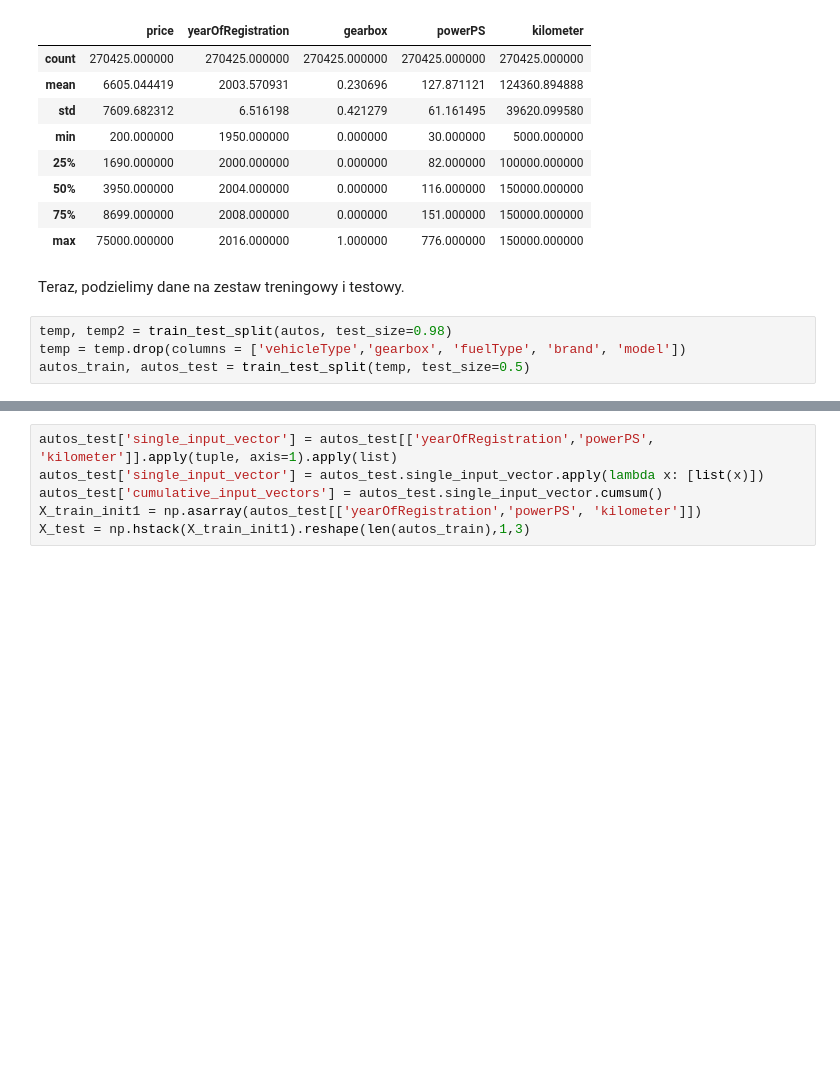
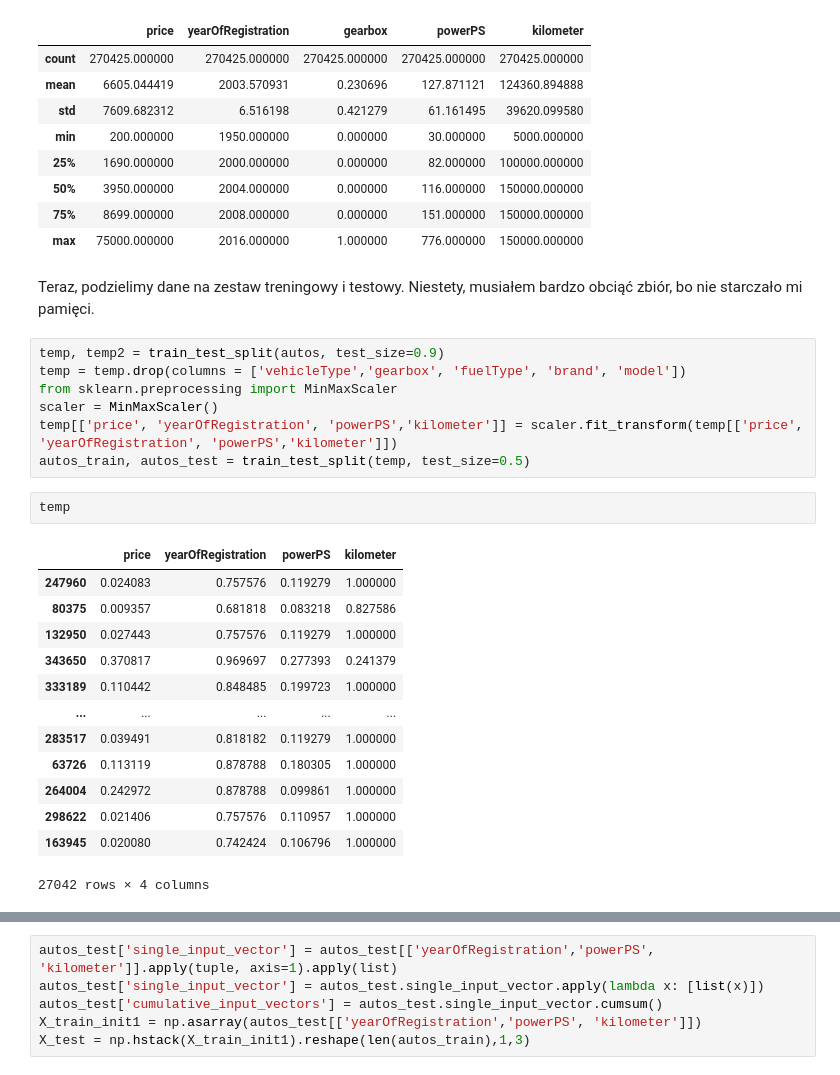
Before and after one commit to thefil9/AIProject, a Jupyter notebook: Projekt.ipynb, the cells around one changed output, grey strips where cells are left out. Saved outputs shown, nothing was run; the diff lists cells and outputs as text; blank space fills up the shorter version.

```diff
--- a/Projekt.ipynb
+++ b/Projekt.ipynb
@@ -224,10 +224,29 @@ autos.describe()
 | 75% | 8699.000000 | 2008.000000 | 0.000000 | 151.000000 | 150000.000000 |
 | max | 75000.000000 | 2016.000000 | 1.000000 | 776.000000 | 150000.000000 |
 # %% [markdown]
-Teraz, podzielimy dane na zestaw treningowy i testowy.
+Teraz, podzielimy dane na zestaw treningowy i testowy. Niestety, musiałem bardzo obciąć zbiór, bo nie starczało mi pamięci.
 # %%
-temp, temp2 = train_test_split(autos, test_size=0.98)
+temp, temp2 = train_test_split(autos, test_size=0.9)
 temp = temp.drop(columns = ['vehicleType','gearbox', 'fuelType', 'brand', 'model'])
+from sklearn.preprocessing import MinMaxScaler
+scaler = MinMaxScaler()
+temp[['price', 'yearOfRegistration', 'powerPS','kilometer']] = scaler.fit_transform(temp[['price', 'yearOfRegistration', 'powerPS','kilometer']])
 autos_train, autos_test = train_test_split(temp, test_size=0.5)
+# %%
+temp
+# %% [output]
+|  | price | yearOfRegistration | powerPS | kilometer |
+| 247960 | 0.024083 | 0.757576 | 0.119279 | 1.000000 |
+| 80375 | 0.009357 | 0.681818 | 0.083218 | 0.827586 |
+| 132950 | 0.027443 | 0.757576 | 0.119279 | 1.000000 |
+| 343650 | 0.370817 | 0.969697 | 0.277393 | 0.241379 |
+| 333189 | 0.110442 | 0.848485 | 0.199723 | 1.000000 |
+| ... | ... | ... | ... | ... |
+| 283517 | 0.039491 | 0.818182 | 0.119279 | 1.000000 |
+| 63726 | 0.113119 | 0.878788 | 0.180305 | 1.000000 |
+| 264004 | 0.242972 | 0.878788 | 0.099861 | 1.000000 |
+| 298622 | 0.021406 | 0.757576 | 0.110957 | 1.000000 |
+| 163945 | 0.020080 | 0.742424 | 0.106796 | 1.000000 |
+27042 rows × 4 columns
 # %%
 #https://stackoverflow.com/a/40005797
```
Also changed, not shown: parts of 9 cells of this notebook.
